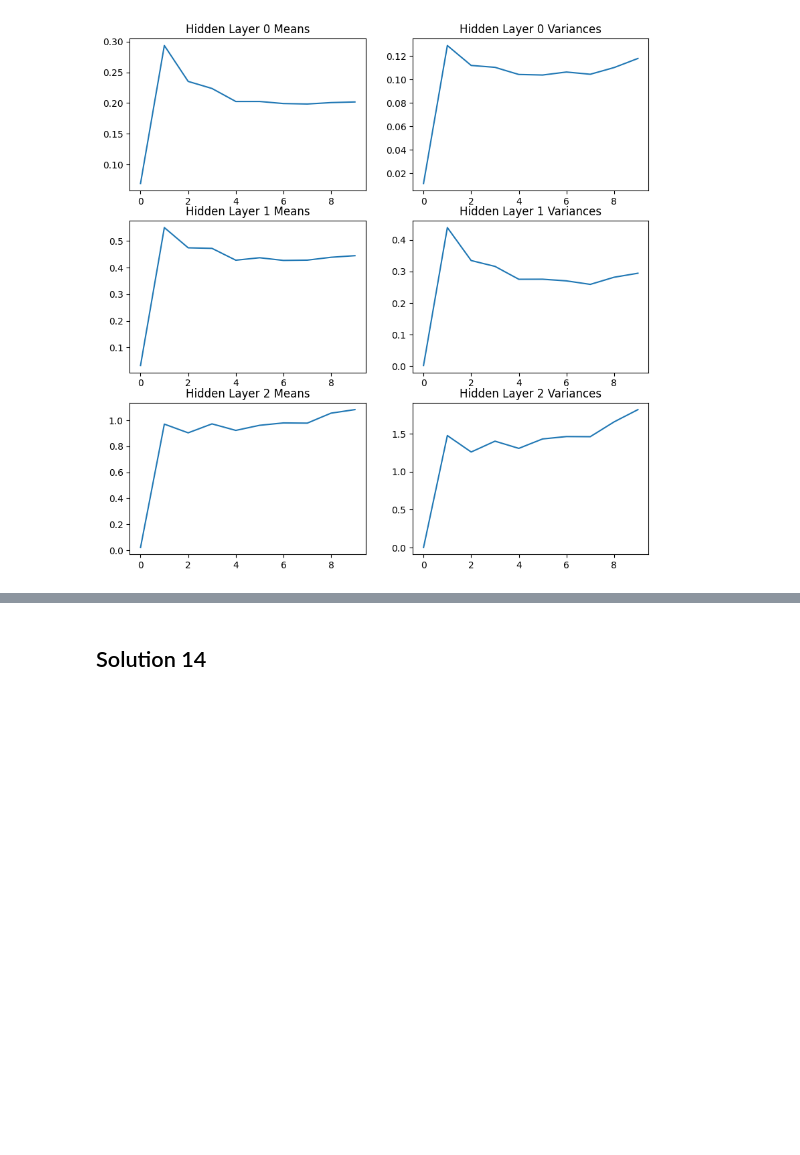
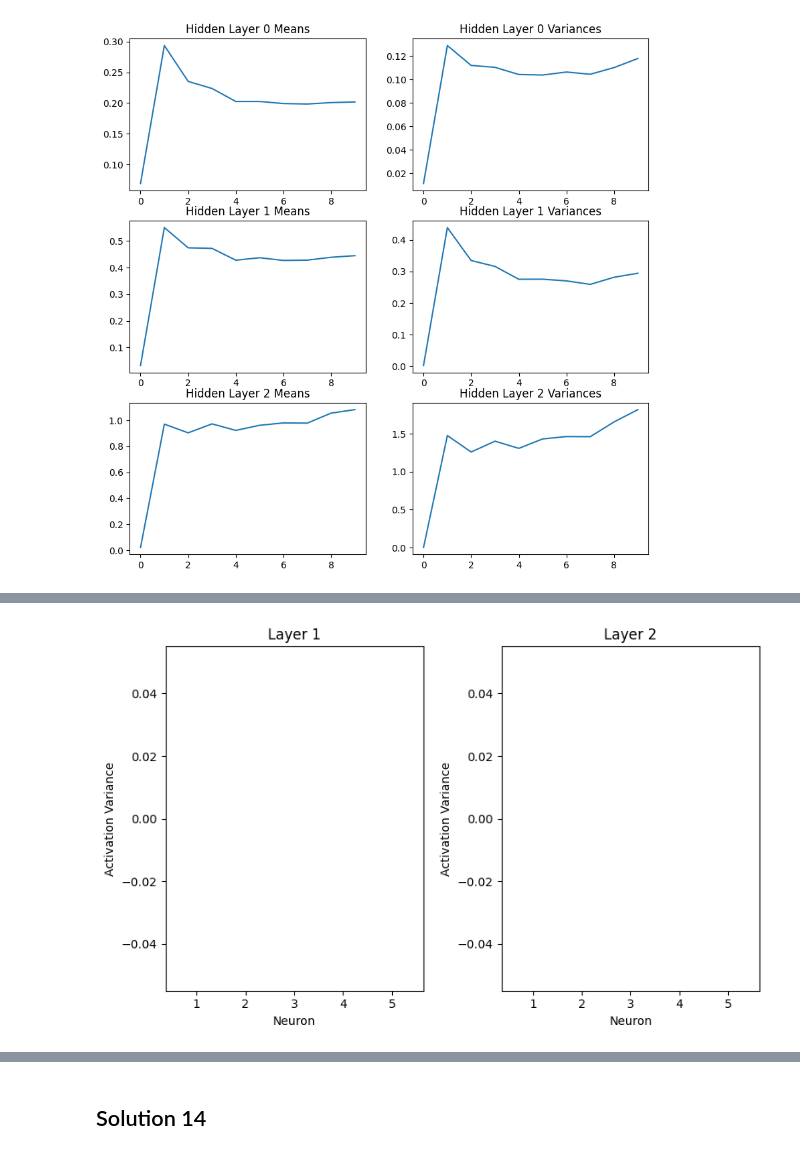
Before and after one commit to sohang3112/iit-madras-web-mtech-ai, a Jupyter notebook: trimester2/DA6401W_DeepLearning/assignments/solution_Assignment3.ipynb, the cells around one changed output, grey strips where cells are left out. Saved outputs shown, nothing was run; the diff lists cells and outputs as text; code cells hidden in the pictures; blank space fills up the shorter version.

```diff
--- a/trimester2/DA6401W_DeepLearning/assignments/solution_Assignment3.ipynb
+++ b/trimester2/DA6401W_DeepLearning/assignments/solution_Assignment3.ipynb
@@ -159,0 +272,4 @@ for i in range(3):
+# %%
+plot_activations('zero', 'sigmoid')      # both layers' bar plots look "empty" as all neurons' variances are 0, so no bar is drawns
+# %% [output]
+[figure, added]
```
Also changed, not shown: parts of 19 cells of this notebook, 6 other files.
